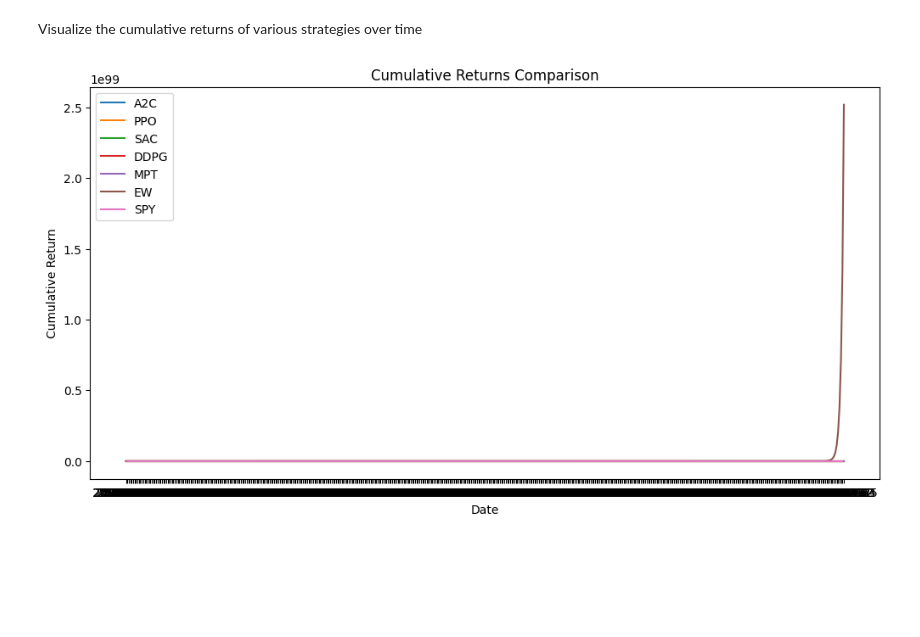
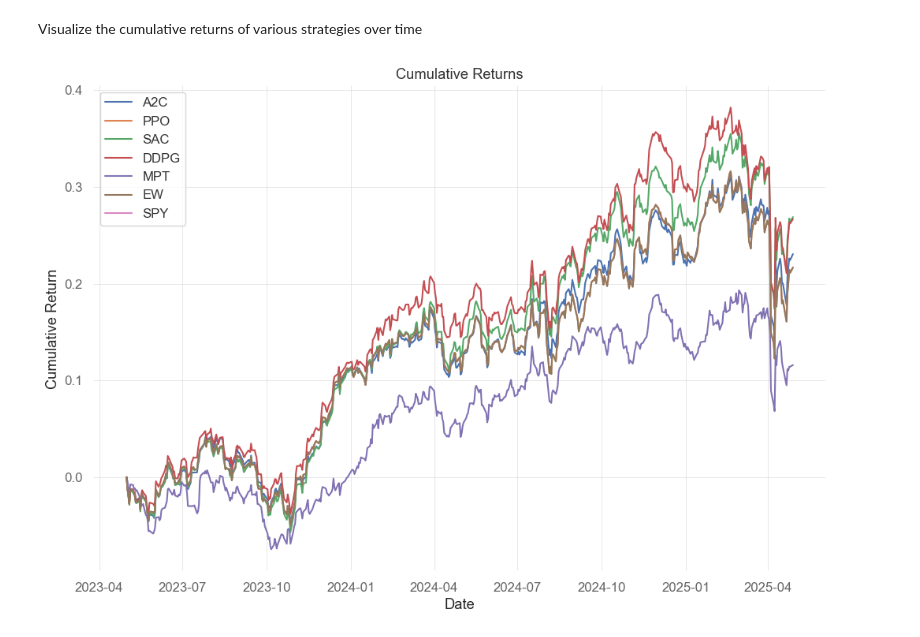
Before and after one commit to denpalrius/portfolio-optimisation, a Jupyter notebook: po_mlp.ipynb, the cells around one changed output. Cells and saved outputs as stored; diff of their text form; code cells hidden in the pictures; blank space fills up the shorter version.

Commit message:
Added po results

```diff
--- a/po_mlp.ipynb
+++ b/po_mlp.ipynb
@@ -577,12 +677,0 @@ display(perf_stats)
-# %%
-def plot_cumulative_returns(results):
-    plt.figure(figsize=(12, 8))
-    for name, result in results.items():
-        cumulative_return = result["df"]["account_value"].pct_change().cumsum()
-        plt.plot(cumulative_return.index, cumulative_return.values, label=name)
-    plt.xlabel("Date")
-    plt.ylabel("Cumulative Return")
-    plt.title("Cumulative Returns")
-    plt.legend()
-    plt.show()
-plot_cumulative_returns(results)
@@ -662,29 +678,25 @@ plot_calmar_ratios(results)
 # %% [markdown]
 Visualize the cumulative returns of various strategies over time
-# %%
-def plot_performance(results):
-    plt.figure(figsize=(12, 6))
-    for name, res in results.items():
-        df = res["df"]
-        if "daily_return" in df.columns:
-            # RL models, EW, SPY
-            cum = (df["daily_return"] + 1).cumprod() - 1
-        elif "account_value" in df.columns:
-            # MPT (and any other account_value–only series)
-            cum = df["account_value"] / df["account_value"].iloc[0] - 1
-            # cum = (df["account_value"].pct_change() + 1).cumprod() - 1
-        else:
-            # nothing to plot
-            continue
-
-        plt.plot(df["date"], cum, label=name)
-
-    plt.legend()
-    plt.title("Cumulative Returns Comparison")
-    plt.xlabel("Date")
-    plt.ylabel("Cumulative Return")
-    plt.show()
-
-plot_performance(results)
-# %% [output]
-[figure, removed]
+# %%
+def plot_cumulative_returns(results):
+    plt.figure(figsize=(12, 8))
+    for name, res in results.items():
+        # Ensure the date column is converted to datetime
+        res["df"]["date"] = pd.to_datetime(res["df"]["date"])
+        # Filter data to start from the trade start date
+        filtered_df = res["df"][res["df"]["date"] >= test_start_date]
+        cum = (
+            (filtered_df["daily_return"] + 1).cumprod() - 1
+            if "daily_return" in filtered_df
+            else filtered_df["account_value"] / filtered_df["account_value"].iloc[0] - 1
+        )
+        plt.plot(filtered_df["date"], cum, label=name)
+    plt.title("Cumulative Returns")
+    plt.xlabel("Date")
+    plt.ylabel("Cumulative Return")
+    plt.legend()
+    plt.show()
+
+plot_cumulative_returns(results)
+# %% [output]
+[figure, added]
```
Also changed, not shown: parts of 26 cells of this notebook, 29 other files.
